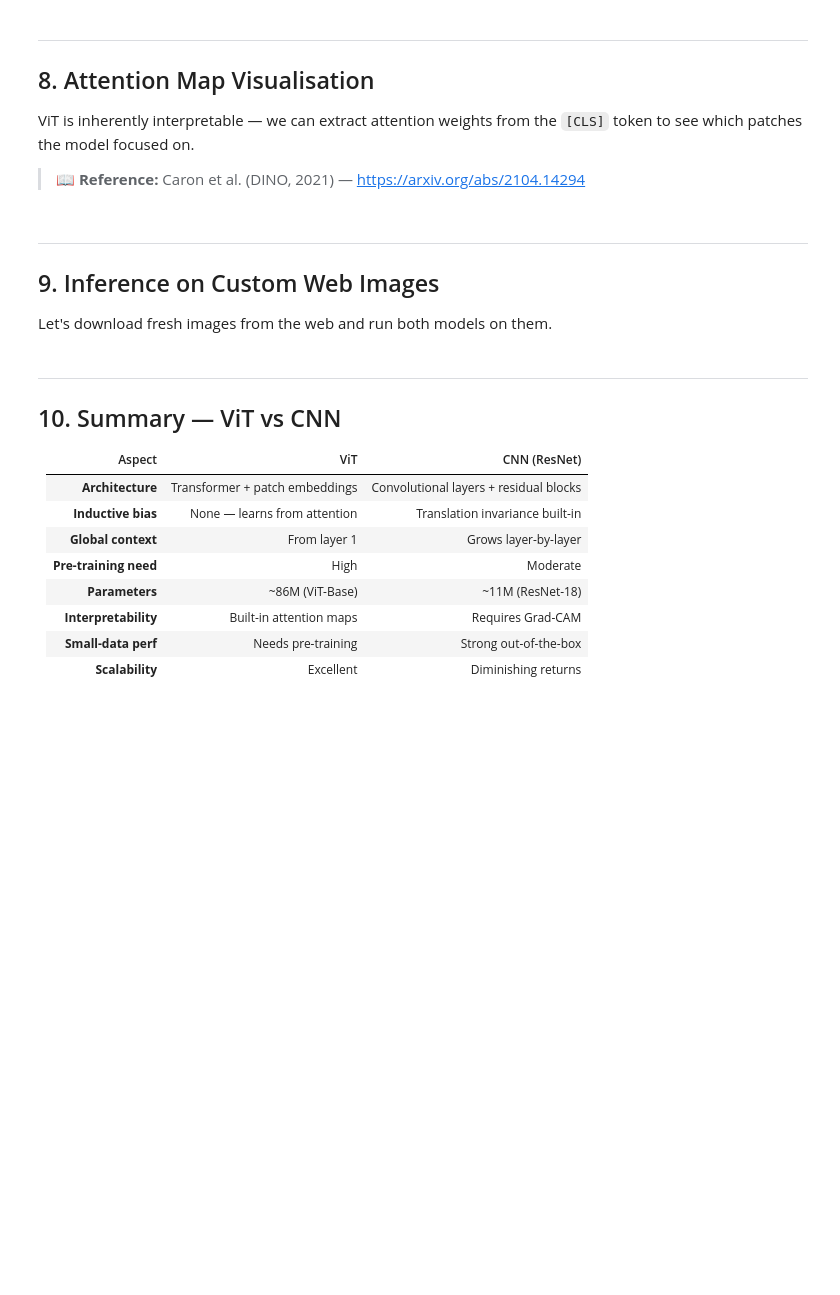
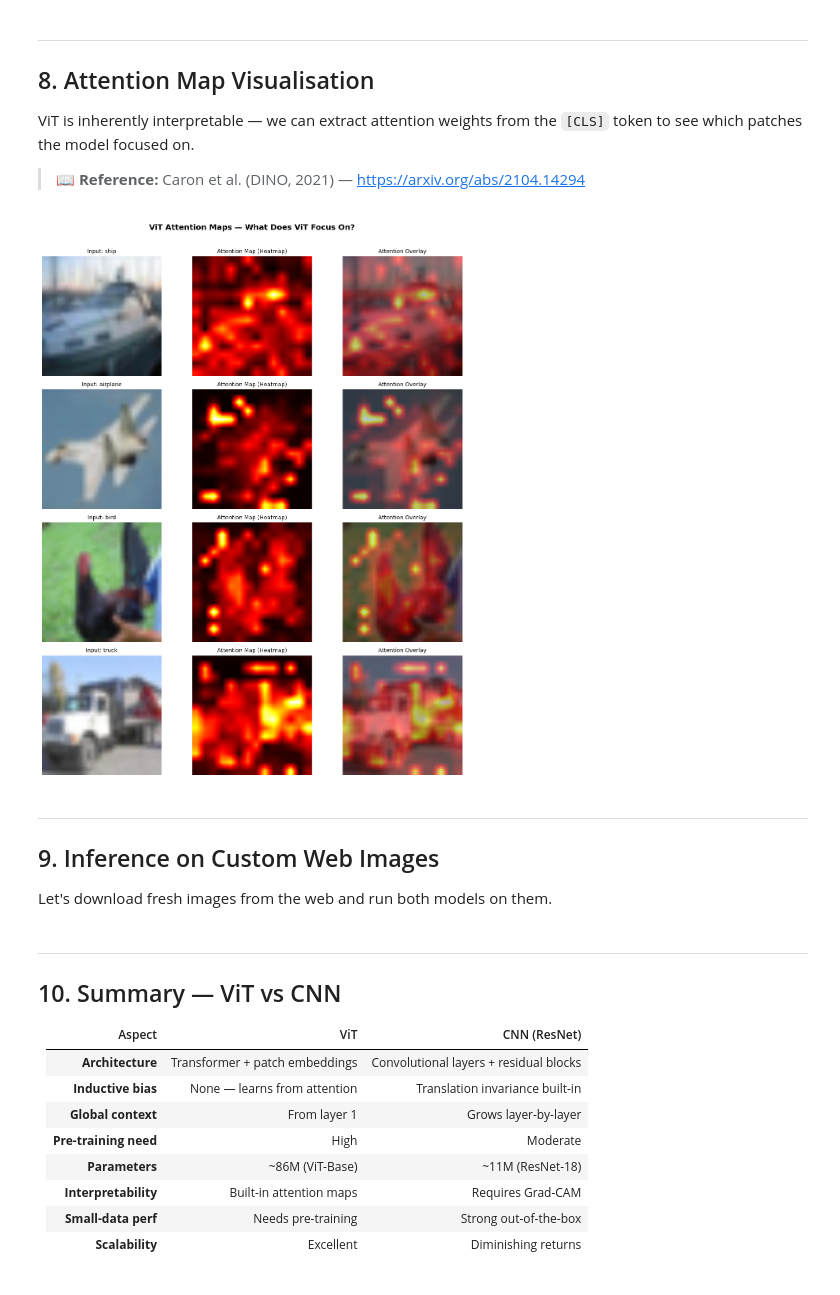
Before and after one commit to ShahZebYousafzai/AI-CV-Lecture, a Jupyter notebook: Session 16/Session_16_ViT_Lab.ipynb, the cells around one changed output. Drawn from its saved outputs; the diff is of its cells as text; code cells hidden in the pictures; blank space fills up the shorter version.

```diff
--- a/Session 16/Session_16_ViT_Lab.ipynb
+++ b/Session 16/Session_16_ViT_Lab.ipynb
@@ -210,8 +223,9 @@ MODEL_NAME = 'google/vit-base-patch16-224'
 
 vit_model = ViTForImageClassification.from_pretrained(
     MODEL_NAME,
-    num_labels=10,                 # Replace 1000-class head with 10-class head
-    ignore_mismatched_sizes=True
+    num_labels=10,                   # Replace 1000-class head with 10-class head
+    ignore_mismatched_sizes=True,
+    attn_implementation='eager'      # Required to enable output_attentions for attention maps
 )
 vit_model = vit_model.to(device)
 
@@ -459,25 +524,35 @@ ViT is inherently interpretable — we can extract attention weights from the `[
 # %%
 def get_attention_map(model, image_tensor):
     """
-    Hook into the last ViT block to extract [CLS] attention weights.
+    Extract [CLS] attention weights from the last ViT block using a forward hook.
+    Works regardless of attn_implementation — hook captures the (hidden_state, attn_weights)
+    tuple that the eager attention module returns.
     Returns: mean attention map reshaped to (grid_h, grid_w)
     """
-    attentions = []
+    captured = []
 
-    def hook_fn(module, input, output):
-        attentions.append(output.detach().cpu())
+    def hook_fn(module, inp, output):
+        # eager attention returns (context, attn_weights) where attn_weights: (batch, heads, seq, seq)
+        if isinstance(output, tuple) and len(output) > 1 and output[1] is not None:
+            captured.append(output[1].detach().cpu())
 
-    last_block = model.vit.encoder.layer[-1]
-    handle = last_block.attention.attention.register_forward_hook(hook_fn)
+    handle = model.vit.layers[-1].attention.register_forward_hook(hook_fn)
 
     model.eval()
     with torch.no_grad():
-        _ = model(pixel_values=image_tensor.unsqueeze(0).to(device))
+        model(pixel_values=image_tensor.unsqueeze(0).to(device))
 
     handle.remove()
 
-    attn = attentions[0][0]       # (heads, seq_len, seq_len)
-    cls_attn = attn[:, 0, 1:]     # CLS token attending to all patches: (heads, num_patches)
+    if not captured:
+        raise RuntimeError(
+            "No attention weights captured.\n"
+            "Re-run the model-loading cell (Section 4) — vit_model must be loaded "
+            "with attn_implementation='eager'."
+        )
+
+    attn = captured[0][0]          # (heads, seq_len, seq_len)
+    cls_attn = attn[:, 0, 1:]      # CLS -> patch tokens: (heads, 196)
     grid = int(cls_attn.shape[-1] ** 0.5)
     mean_attn = cls_attn.mean(0).reshape(grid, grid).numpy()
     return mean_attn
@@ -489,33 +564,35 @@ def denorm(tensor):
     return np.clip(t, 0, 1)
 
 
 # Visualise attention maps for 4 test images
 sample_indices = [2, 10, 25, 45]
 fig, axes = plt.subplots(len(sample_indices), 3, figsize=(12, len(sample_indices) * 3.5))
 
 for row, idx in enumerate(sample_indices):
     img_tensor, label = test_vit[idx]
     attn = get_attention_map(vit_model, img_tensor)
     attn_resized = cv2.resize(attn, (224, 224))
     img_disp = denorm(img_tensor)
 
     axes[row, 0].imshow(img_disp)
     axes[row, 0].set_title(f'Input: {CIFAR10_CLASSES[label]}', fontsize=10)
     axes[row, 0].axis('off')
 
     axes[row, 1].imshow(attn_resized, cmap='hot')
     axes[row, 1].set_title('Attention Map (Heatmap)', fontsize=10)
     axes[row, 1].axis('off')
 
     axes[row, 2].imshow(img_disp)
     axes[row, 2].imshow(attn_resized, cmap='hot', alpha=0.55)
     axes[row, 2].set_title('Attention Overlay', fontsize=10)
     axes[row, 2].axis('off')
 
 plt.suptitle('ViT Attention Maps — What Does ViT Focus On?',
              fontsize=14, fontweight='bold', y=1.01)
 plt.tight_layout()
 plt.show()
+# %% [output]
+[figure, added]
 # %% [markdown]
 ---
 ## 9. Inference on Custom Web Images
```
Also changed, not shown: parts of 14 cells of this notebook, 2 other files.
